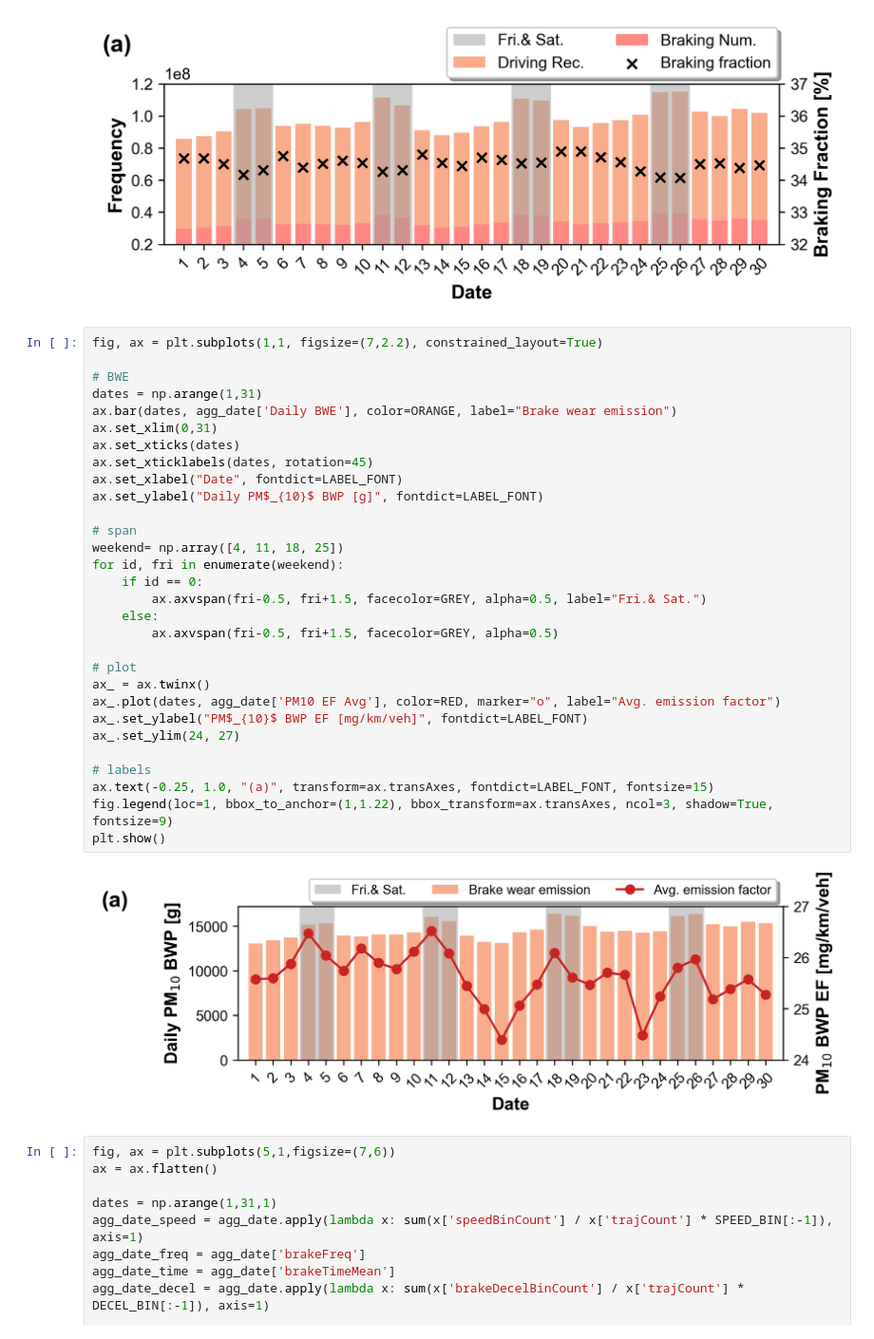
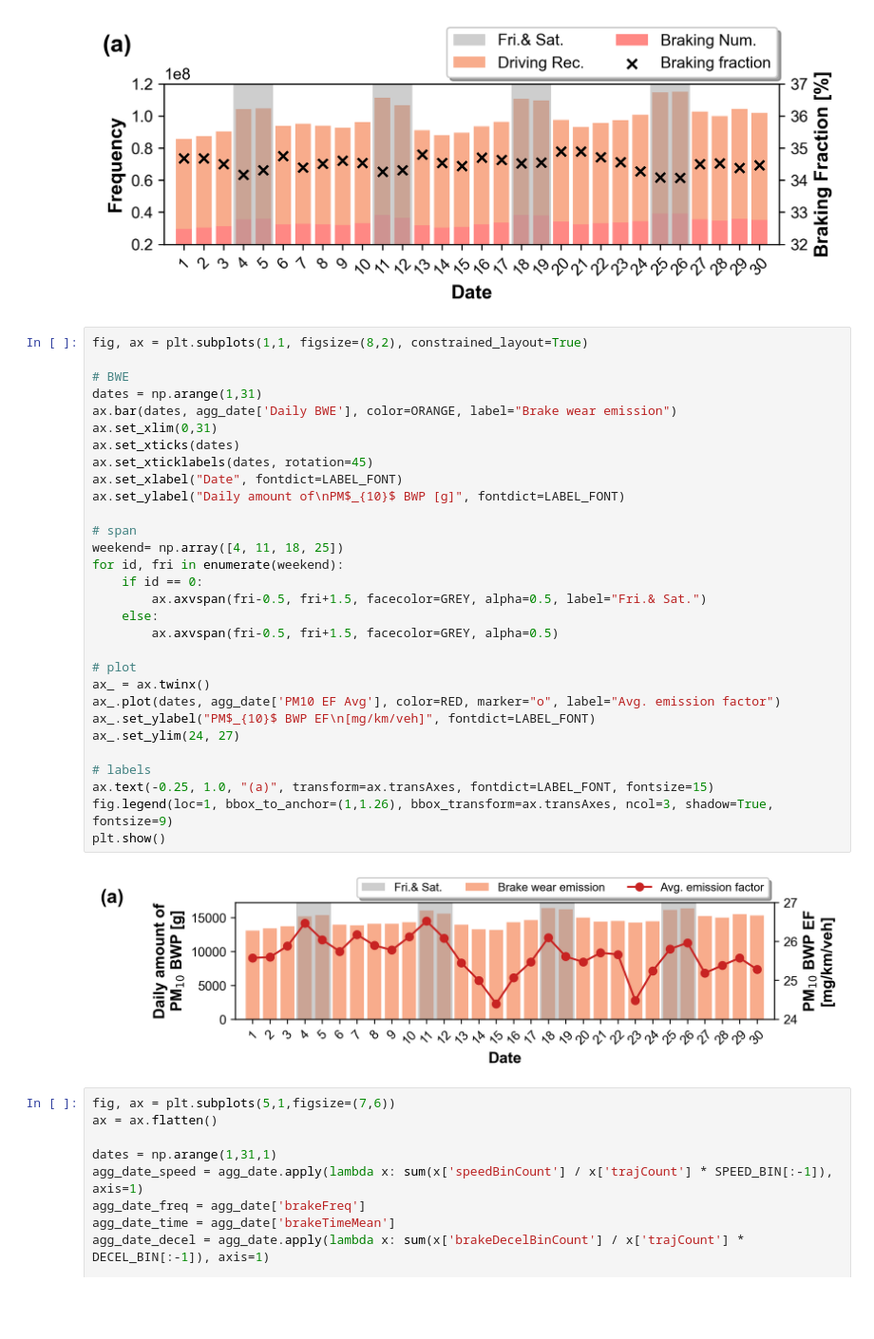
Before and after one commit to QiuziChen/brake-wear-emission-modeling, a Jupyter notebook: Doc_8_Temporal_Analysis.ipynb, the cells around one changed output. Shown at 95% size. Cells and saved outputs as stored; diff of their text form; blank space fills up the shorter version.

Commit message:
revise axis label

```diff
--- a/Doc_8_Temporal_Analysis.ipynb
+++ b/Doc_8_Temporal_Analysis.ipynb
@@ -105,37 +105,37 @@ plt.show()
 # %% [output]
 [figure]
 # %%
-fig, ax = plt.subplots(1,1, figsize=(7,2.2), constrained_layout=True)
+fig, ax = plt.subplots(1,1, figsize=(8,2), constrained_layout=True)
 
 # BWE
 dates = np.arange(1,31)
 ax.bar(dates, agg_date['Daily BWE'], color=ORANGE, label="Brake wear emission")
 ax.set_xlim(0,31)
 ax.set_xticks(dates)
 ax.set_xticklabels(dates, rotation=45)
 ax.set_xlabel("Date", fontdict=LABEL_FONT)
-ax.set_ylabel("Daily PM$_{10}$ BWP [g]", fontdict=LABEL_FONT)
+ax.set_ylabel("Daily amount of\nPM$_{10}$ BWP [g]", fontdict=LABEL_FONT)
 
 # span
 weekend= np.array([4, 11, 18, 25])
 for id, fri in enumerate(weekend):
     if id == 0:
         ax.axvspan(fri-0.5, fri+1.5, facecolor=GREY, alpha=0.5, label="Fri.& Sat.")
     else:
         ax.axvspan(fri-0.5, fri+1.5, facecolor=GREY, alpha=0.5)
 
 # plot
 ax_ = ax.twinx()
 ax_.plot(dates, agg_date['PM10 EF Avg'], color=RED, marker="o", label="Avg. emission factor")
-ax_.set_ylabel("PM$_{10}$ BWP EF [mg/km/veh]", fontdict=LABEL_FONT)
+ax_.set_ylabel("PM$_{10}$ BWP EF\n[mg/km/veh]", fontdict=LABEL_FONT)
 ax_.set_ylim(24, 27)
 
 # labels
 ax.text(-0.25, 1.0, "(a)", transform=ax.transAxes, fontdict=LABEL_FONT, fontsize=15)
-fig.legend(loc=1, bbox_to_anchor=(1,1.22), bbox_transform=ax.transAxes, ncol=3, shadow=True, fontsize=9)
+fig.legend(loc=1, bbox_to_anchor=(1,1.26), bbox_transform=ax.transAxes, ncol=3, shadow=True, fontsize=9)
 plt.show()
 # %% [output]
-[figure, old version]
+[figure, new version]
 # %%
 fig, ax = plt.subplots(5,1,figsize=(7,6))
 ax = ax.flatten()
```
Also changed, not shown: parts of 1 cell of this notebook.
